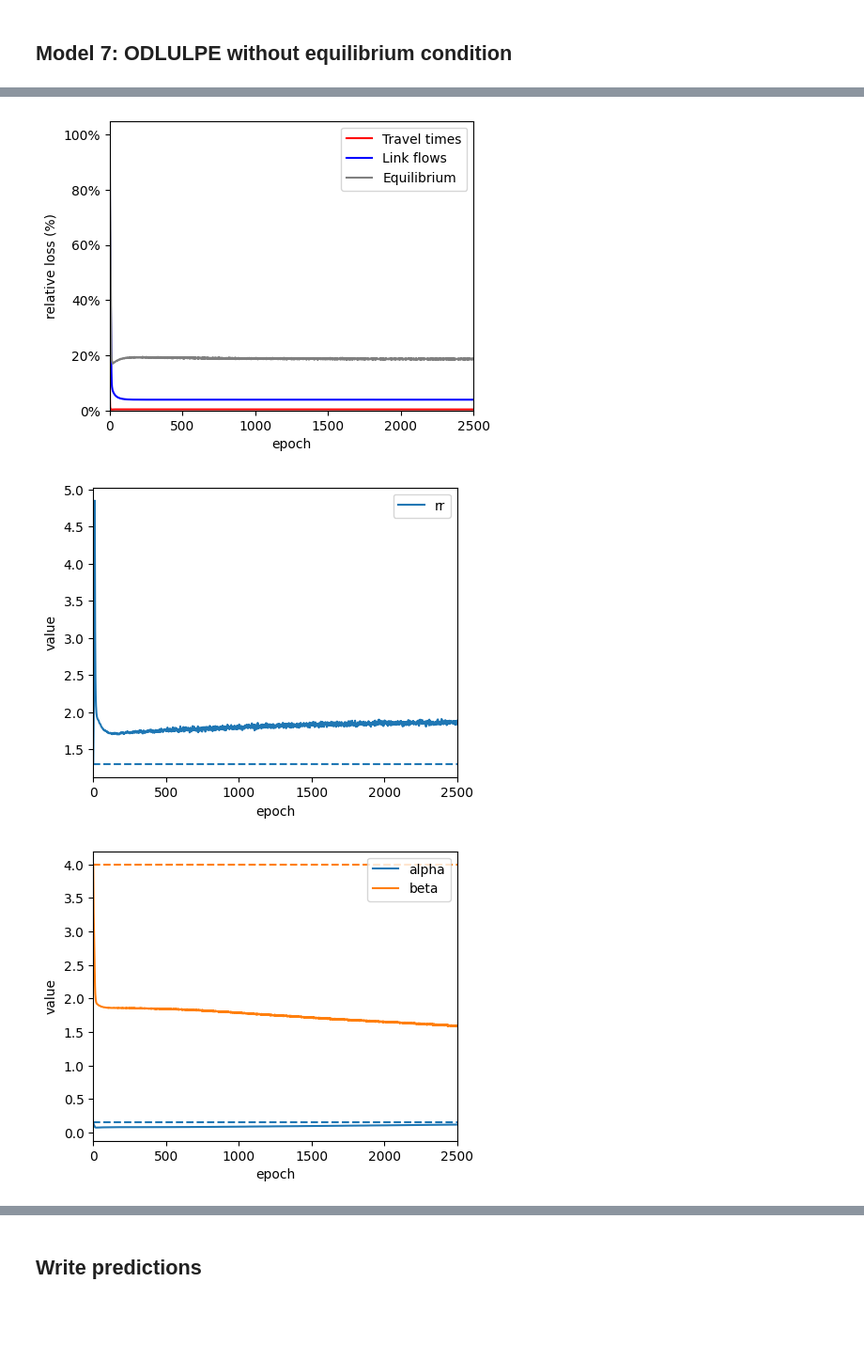
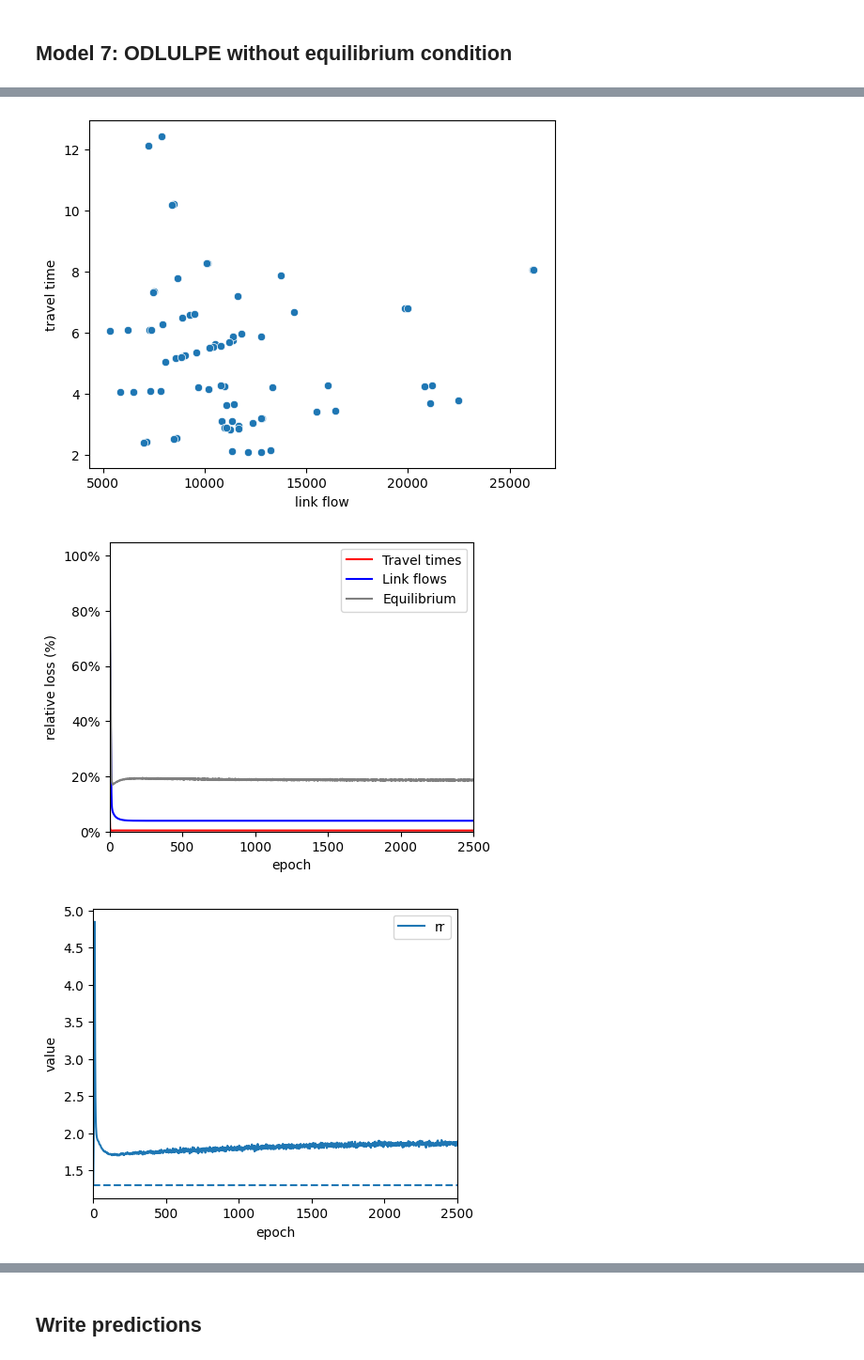
Before and after one commit to pabloguarda/pesuelogit, a Jupyter notebook: examples/notebooks/gisuelogit-siouxfalls.ipynb, the cells around one changed output, grey strips where cells are left out. Shown at 94% size. Cells and saved outputs as stored; diff of their text form; code cells hidden in the pictures; blank space fills up the shorter version.

```diff
--- a/examples/notebooks/gisuelogit-siouxfalls.ipynb
+++ b/examples/notebooks/gisuelogit-siouxfalls.ipynb
@@ -808,10 +818,24 @@ if run_model['odlulpe']:
     val_results_estimates, val_results_losses = odlulpe.split_results(results=val_results_dfs['odlulpe'])
 
     print('')
+    print(f"theta = {dict(zip(utility_parameters.true_values.keys(), list(np.round(odlulpe.theta.numpy().flatten(),2))))}, "
+          f"rr = {train_results_estimates.eval('tt_sd/tt').values[-1]:0.2f}")
+    print(f"alpha = {np.mean(odlulpe.alpha): 0.2f}, beta  = {np.mean(odlulpe.beta): 0.2f}")
+    print(f"Avg abs diff of observed and estimated OD: {np.mean(np.abs(odlulpe.q - tntp_network.q.flatten())): 0.2f}")
+    print(f"MAPE link flows={mape(actual=odlulpe.observed_flows, predicted = odlulpe.predicted_flow()):0.1f}, "
+          f"MAPE travel times={mape(actual=odlulpe.observed_traveltimes, predicted = odlulpe.predicted_traveltime()):0.1f}")
+
     print(compute_insample_outofsample_error(Y=Y_train,
                                          true_counts=df.true_counts.values[0:tntp_network.get_n_links()],
                                          true_traveltimes=df.true_traveltime.values[0:tntp_network.get_n_links()],
                                          model=odlulpe))
+
+
+    sns.scatterplot(data = pd.DataFrame({'link flow': odlulpe.predicted_flow().numpy().flatten(),
+                                         'travel time': odlulpe.predicted_traveltime().numpy().flatten(),
+                                         # 'capacity': [link.bpr.k for link in odlulpe.network.links]
+                                        }),
+                                        x = 'link flow', y = 'travel time')
 
     plot_predictive_performance(train_losses= train_results_losses, val_losses=val_results_dfs['odlulpe'],
                                 show_validation=False, xticks_spacing = _XTICKS_SPACING)
@@ -831,11 +855,6 @@ if run_model['odlulpe']:
     plot_heatmap_demands(Qs=Qs, vmin=np.min(Qs['true']), vmax=np.max(Qs['true']), subplots_dims=(1, 3), figsize=(12, 4))
 
     plt.show()
-
-    print(f"theta = {dict(zip(utility_parameters.true_values.keys(), list(odlulpe.theta.numpy())))}, "
-          f"rr = {train_results_estimates.eval('tt_sd/tt').values[-1]:0.2f}")
-    print(f"alpha = {np.mean(odlulpe.alpha): 0.2f}, beta  = {np.mean(odlulpe.beta): 0.2f}")
-    print(f"Avg abs diff of observed and estimated OD: {np.mean(np.abs(odlulpe.q - tntp_network.q.flatten())): 0.2f}")
 # %% [output]
 ODLULPE: ODLUE + link performance parameters with historic OD matrix
 
@@ -864,10 +885,10 @@ Avg abs diff of observed and estimated OD:  64.95
 # %% [markdown]
 ## Model 7: ODLULPE without equilibrium condition
 # %%
-if run_model['odlulpe-no-equilibrium']:
+if run_model['odlulpee']:
     # _RELATIVE_GAP = 1e-9
 
-    print('\nODLULPE with no equilibrium component')
+    print('\nODLULPEE: ODLULPE with no equilibrium component')
 
     optimizer = tf.keras.optimizers.Adam(learning_rate=_LR)
 
@@ -912,8 +933,8 @@ if run_model['odlulpe-no-equilibrium']:
         accuracy=1e-4,
     )
 
-    odlulpe_no_equilibrium = GISUELOGIT(
-        key='odlulpe-no-equilibrium',
+    odlulpee = GISUELOGIT(
+        key='odlulpee',
         network=tntp_network,
         dtype=tf.float64,
         endogenous_flows=False,
@@ -923,8 +944,8 @@ if run_model['odlulpe-no-equilibrium']:
         od=od_parameters,
     )
 
-    train_results_dfs['odlulpe-no-equilibrium'], val_results_dfs['odlulpe-no-equilibrium'] \
-        = odlulpe_no_equilibrium.train(
+    train_results_dfs['odlulpee'], val_results_dfs['odlulpee'] \
+        = odlulpee.train(
         X_train, Y_train, X_test, Y_test,
         optimizer=optimizer,
         batch_size=_BATCH_SIZE,
@@ -937,41 +958,49 @@ if run_model['odlulpe-no-equilibrium']:
     )
 
     train_results_estimates, train_results_losses \
-        = odlulpe_no_equilibrium.split_results(results=train_results_dfs['odlulpe-no-equilibrium'])
+        = odlulpee.split_results(results=train_results_dfs['odlulpee'])
     val_results_estimates, val_results_losses \
-        = odlulpe_no_equilibrium.split_results(results=val_results_dfs['odlulpe-no-equilibrium'])
+        = odlulpee.split_results(results=val_results_dfs['odlulpee'])
 
     print('')
+    print(f"theta = {dict(zip(utility_parameters.true_values.keys(), list(np.round(odlulpee.theta.numpy().flatten(),2))))}, "
+          f"rr = {train_results_estimates.eval('tt_sd/tt').values[-1]:0.2f}")
+    print(f"alpha = {np.mean(odlulpee.alpha): 0.2f}, "
+          f"beta  = {np.mean(odlulpee.beta): 0.2f}")
+    print(f"Avg abs diff between observed and estimated OD: "
+          f"{np.mean(np.abs(odlulpee.q - tntp_network.q.flatten())): 0.2f}")
+    print(f"MAPE link flows={mape(actual=odlulpee.observed_flows, predicted = odlulpee.predicted_flow()):0.1f}, "
+          f"MAPE travel times={mape(actual=odlulpee.observed_traveltimes, predicted = odlulpee.predicted_traveltime()):0.1f}")
+
     print(compute_insample_outofsample_error(Y=Y_train,
                                              true_counts=df.true_counts.values[0:tntp_network.get_n_links()],
                                              true_traveltimes=df.true_traveltime.values[0:tntp_network.get_n_links()],
-                                             model=odlulpe_no_equilibrium))
+                                             model=odlulpee))
+
+    sns.scatterplot(data = pd.DataFrame({'link flow': odlulpee.predicted_flow().numpy().flatten(),
+                                         'travel time': odlulpee.predicted_traveltime().numpy().flatten(),
+                                         # 'capacity': [link.bpr.k for link in odlulpee.network.links]
+                                         }),
+                                        x = 'link flow', y = 'travel time')
 
     plot_predictive_performance(train_losses= train_results_losses,
-                                val_losses =val_results_dfs['odlulpe-no-equilibrium'],
+                                val_losses =val_results_dfs['odlulpee'],
                                 xticks_spacing = _XTICKS_SPACING)
 
     plot_convergence_estimates(estimates=
                                train_results_estimates.assign(
                                    rr = train_results_estimates['tt_sd']/train_results_estimates['tt'])[['epoch','rr']],
-                               true_values={'rr':odlulpe_no_equilibrium.utility.true_values['tt_sd']
-                                                 /odlulpe_no_equilibrium.utility.true_values['tt']},
+                               true_values={'rr':odlulpee.utility.true_values['tt_sd']
+                                                 /odlulpee.utility.true_values['tt']},
                                xticks_spacing = _XTICKS_SPACING)
 
     plot_convergence_estimates(estimates=train_results_estimates[['epoch','alpha','beta']],
-                               true_values=odlulpe_no_equilibrium.bpr.true_values,
+                               true_values=odlulpee.bpr.true_values,
                                xticks_spacing = _XTICKS_SPACING)
 
-    Qs = {'true': tntp_network.OD.Q_true, 'historic': Q_historic, 'estimated': tf.sparse.to_dense(odlulpe_no_equilibrium.Q).numpy()}
+    Qs = {'true': tntp_network.OD.Q_true, 'historic': Q_historic, 'estimated': tf.sparse.to_dense(odlulpee.Q).numpy()}
 
     plot_heatmap_demands(Qs=Qs, vmin=np.min(Qs['true']), vmax=np.max(Qs['true']), subplots_dims=(1, 3), figsize=(12, 4))
-
-    print(f"theta = {dict(zip(utility_parameters.true_values.keys(), list(odlulpe_no_equilibrium.theta.numpy())))}, "
-          f"rr = {train_results_estimates.eval('tt_sd/tt').values[-1]:0.2f}")
-    print(f"alpha = {np.mean(odlulpe_no_equilibrium.alpha): 0.2f}, "
-          f"beta  = {np.mean(odlulpe_no_equilibrium.beta): 0.2f}")
-    print(f"Avg abs diff between observed and estimated OD: "
-          f"{np.mean(np.abs(odlulpe_no_equilibrium.q - tntp_network.q.flatten())): 0.2f}")
 # %% [output]
 ODLULPE with no equilibrium component
 
@@ -993,3 +1022,3 @@ Avg abs diff between observed and estimated OD:  84.42
-[figure, old version]
+[figure, new version]
-[figure, old version]
+[figure, new version]
-[figure, old version]
+[figure, new version]
```
Also changed, not shown: parts of 13 cells of this notebook.
